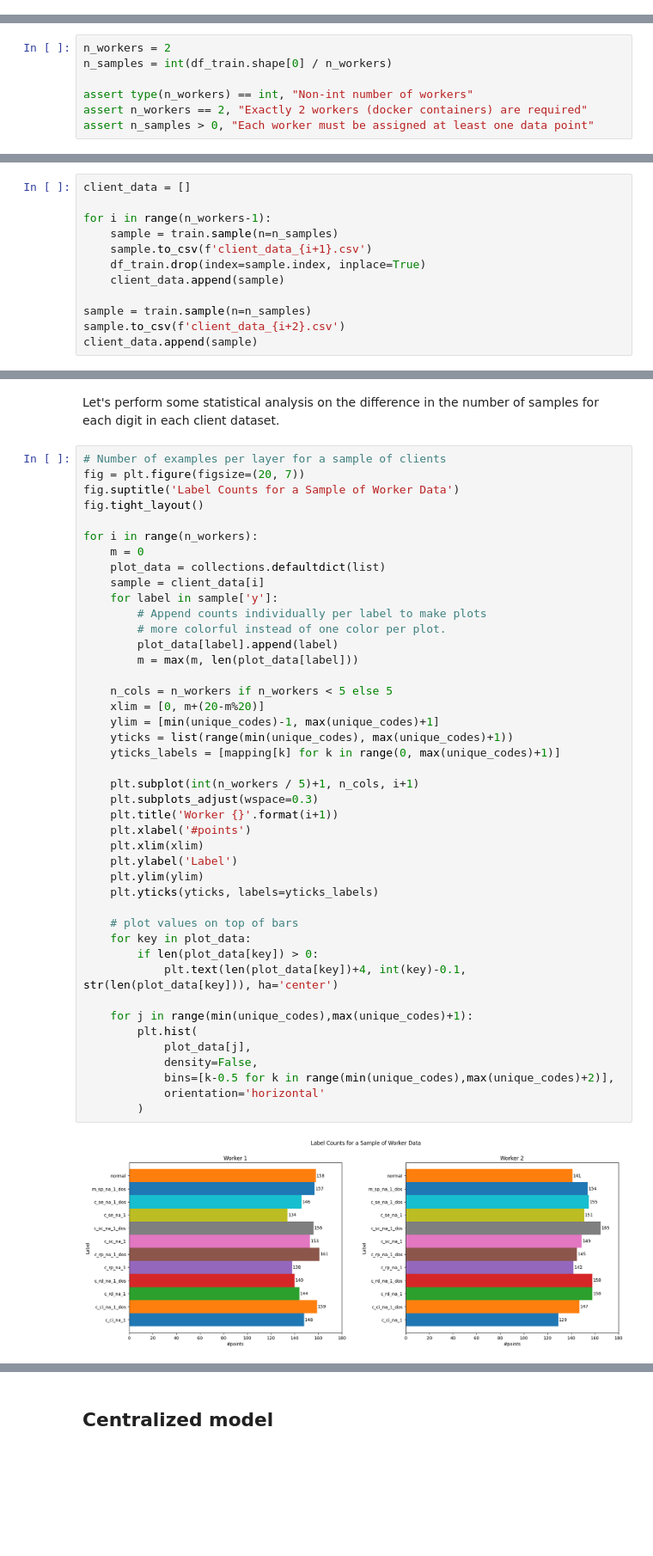
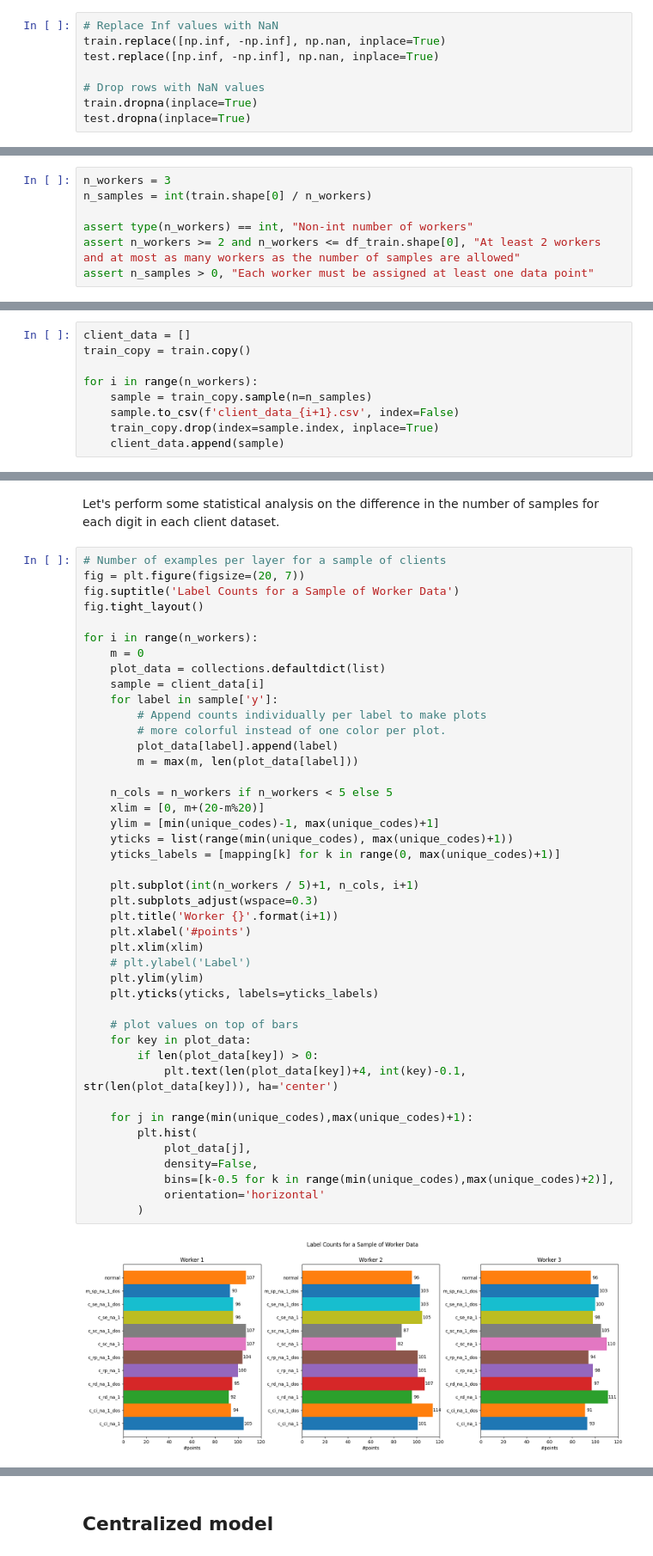
Before and after one commit to nepiskopos/simple_ids_with_flwr_iec104, a Jupyter notebook: Flower_IDS_IEC104_preprocessing.ipynb, the cells around one changed output, grey strips where cells are left out. Shown at 86% size. Drawn from its saved outputs; the diff is of its cells as text; blank space fills up the shorter version.

```diff
--- a/Flower_IDS_IEC104_preprocessing.ipynb
+++ b/Flower_IDS_IEC104_preprocessing.ipynb
@@ -169,0 +173,8 @@ test.to_csv('test_data.csv')
+# %%
+# Replace Inf values with NaN
+train.replace([np.inf, -np.inf], np.nan, inplace=True)
+test.replace([np.inf, -np.inf], np.nan, inplace=True)
+
+# Drop rows with NaN values
+train.dropna(inplace=True)
+test.dropna(inplace=True)
@@ -172,26 +188,23 @@ In this example, we use $N=2$ individual workers.
 
 Each worker will be assigned a subset of the dataset with $\lfloor {M \over N} \rfloor$ data points.
 # %%
-n_workers = 2
-n_samples = int(df_train.shape[0] / n_workers)
+n_workers = 3
+n_samples = int(train.shape[0] / n_workers)
 
 assert type(n_workers) == int, "Non-int number of workers"
-assert n_workers == 2, "Exactly 2 workers (docker containers) are required"
+assert n_workers >= 2 and n_workers <= df_train.shape[0], "At least 2 workers and at most as many workers as the number of samples are allowed"
 assert n_samples > 0, "Each worker must be assigned at least one data point"
 # %% [markdown]
 Each worker's training data is stored as a seperate CSV file with the proper naming and data format schemes.
 # %%
 client_data = []
+train_copy = train.copy()
 
-for i in range(n_workers-1):
-    sample = train.sample(n=n_samples)
-    sample.to_csv(f'client_data_{i+1}.csv')
-    df_train.drop(index=sample.index, inplace=True)
+for i in range(n_workers):
+    sample = train_copy.sample(n=n_samples)
+    sample.to_csv(f'client_data_{i+1}.csv', index=False)
+    train_copy.drop(index=sample.index, inplace=True)
     client_data.append(sample)
-
-sample = train.sample(n=n_samples)
-sample.to_csv(f'client_data_{i+2}.csv')
-client_data.append(sample)
 # %% [markdown]
 Let's check the number of points in each straggler's training data.
 # %%
@@ -218,32 +232,32 @@ for i in range(n_workers):
         plot_data[label].append(label)
         m = max(m, len(plot_data[label]))
 
     n_cols = n_workers if n_workers < 5 else 5
     xlim = [0, m+(20-m%20)]
     ylim = [min(unique_codes)-1, max(unique_codes)+1]
     yticks = list(range(min(unique_codes), max(unique_codes)+1))
     yticks_labels = [mapping[k] for k in range(0, max(unique_codes)+1)]
 
     plt.subplot(int(n_workers / 5)+1, n_cols, i+1)
     plt.subplots_adjust(wspace=0.3)
     plt.title('Worker {}'.format(i+1))
     plt.xlabel('#points')
     plt.xlim(xlim)
-    plt.ylabel('Label')
+    # plt.ylabel('Label')
     plt.ylim(ylim)
     plt.yticks(yticks, labels=yticks_labels)
 
     # plot values on top of bars
     for key in plot_data:
         if len(plot_data[key]) > 0:
             plt.text(len(plot_data[key])+4, int(key)-0.1, str(len(plot_data[key])), ha='center')
 
     for j in range(min(unique_codes),max(unique_codes)+1):
         plt.hist(
             plot_data[j],
             density=False,
             bins=[k-0.5 for k in range(min(unique_codes),max(unique_codes)+2)],
             orientation='horizontal'
         )
 # %% [output]
-[figure, old version]
+[figure, new version]
```
Also changed, not shown: parts of 20 cells of this notebook, 5 other files.
